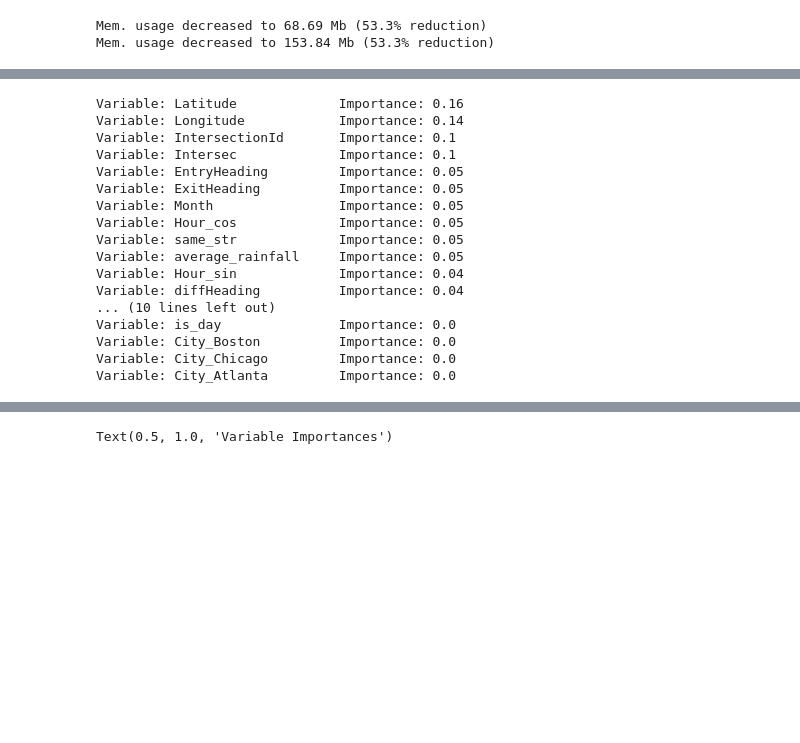
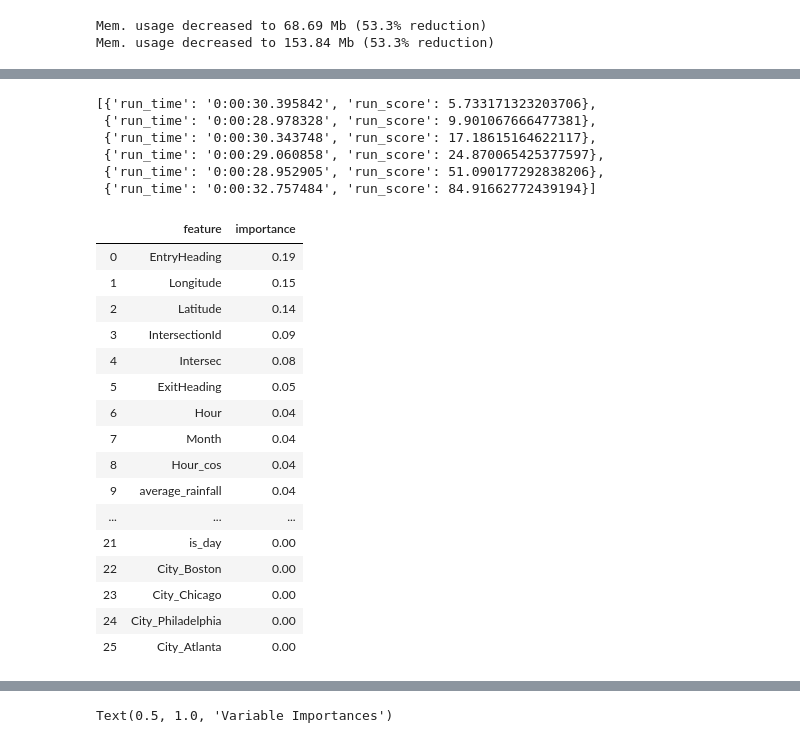
Before and after one commit to emagnusson88/geotab-intersection, a Jupyter notebook: model_iteration.ipynb, the cells around one changed output, grey strips where cells are left out. Cells and saved outputs as stored; diff of their text form; code cells hidden in the pictures; blank space fills up the shorter version.

Commit message:
model iteration, funciton helpers to get root MSE for model runs

```diff
--- a/model_iteration.ipynb
+++ b/model_iteration.ipynb
@@ -260,4 +262,11 @@ X_train_speed, X_validation_speed, Y_train_speed, Y_validation_speed = train_tes
+# %%
+#sets is a list of X_train_1, X_validation_1, Y_train_1, Y_validation_1 for every target value
+sets = []
+for y_target in ys:
+    sets.append(train_test_split(X, y_target, test_size=validation_size, random_state=7))
+# %%
+from sklearn.ensemble import AdaBoostRegressor
+clf = AdaBoostRegressor(n_estimators=30)
+clf_results = helpers.run_model(clf,X_train_1, X_validation_1, Y_train_1, Y_validation_1)
 # %%
-%%time
-#model
-lr = RandomForestRegressor(n_estimators=10,min_samples_split=3)
+rf_20 = RandomForestRegressor(n_estimators=20,min_samples_split=3, n_jobs=-1)
@@ -317,26 +273,35 @@ importances = list(lr.feature_importances_)
-# %%
-# List of tuples with variable and importance
-feature_importances = [(feature, round(importance, 2)) for feature, importance in zip(final_features, importances)]
-# Sort the feature importances by most important first
-feature_importances = sorted(feature_importances, key = lambda x: x[1], reverse = True)
-# Print out the feature and importances
-[print('Variable: {:20} Importance: {}'.format(*pair)) for pair in feature_importances]
-print('')
-# %% [output]
-Variable: Latitude             Importance: 0.16
-Variable: Longitude            Importance: 0.14
-Variable: IntersectionId       Importance: 0.1
-Variable: Intersec             Importance: 0.1
-Variable: EntryHeading         Importance: 0.05
-Variable: ExitHeading          Importance: 0.05
-Variable: Month                Importance: 0.05
-Variable: Hour_cos             Importance: 0.05
-Variable: same_str             Importance: 0.05
-Variable: average_rainfall     Importance: 0.05
-Variable: Hour_sin             Importance: 0.04
-Variable: diffHeading          Importance: 0.04
-... (10 lines left out)
-Variable: is_day               Importance: 0.0
-Variable: City_Boston          Importance: 0.0
-Variable: City_Chicago         Importance: 0.0
-Variable: City_Atlanta         Importance: 0.0
+# %%
+rf_20_results = []
+feature_importances = []
+for x in sets:
+    rf_20_results.append(helpers.run_model(rf_20,x[0],x[1],x[2],x[3]))
+    feature_importances.append(helpers.importance_df(rf_20, final_features))
+# %%
+rf_20_results
+# %% [output]
+[{'run_time': '0:00:30.395842', 'run_score': 5.733171323203706},
+ {'run_time': '0:00:28.978328', 'run_score': 9.901067666477381},
+ {'run_time': '0:00:30.343748', 'run_score': 17.18615164622117},
+ {'run_time': '0:00:29.060858', 'run_score': 24.870065425377597},
+ {'run_time': '0:00:28.952905', 'run_score': 51.090177292838206},
+ {'run_time': '0:00:32.757484', 'run_score': 84.91662772439194}]
+# %%
+helpers.importance_df(rf_20, final_features)
+# %% [output]
+|  | feature | importance |
+| 0 | EntryHeading | 0.19 |
+| 1 | Longitude | 0.15 |
+| 2 | Latitude | 0.14 |
+| 3 | IntersectionId | 0.09 |
+| 4 | Intersec | 0.08 |
+| 5 | ExitHeading | 0.05 |
+| 6 | Hour | 0.04 |
+| 7 | Month | 0.04 |
+| 8 | Hour_cos | 0.04 |
+| 9 | average_rainfall | 0.04 |
+| ... | ... | ... |
+| 21 | is_day | 0.00 |
+| 22 | City_Boston | 0.00 |
+| 23 | City_Chicago | 0.00 |
+| 24 | City_Philadelphia | 0.00 |
+| 25 | City_Atlanta | 0.00 |
```
Also changed, not shown: parts of 27 cells of this notebook, 1 other file.
